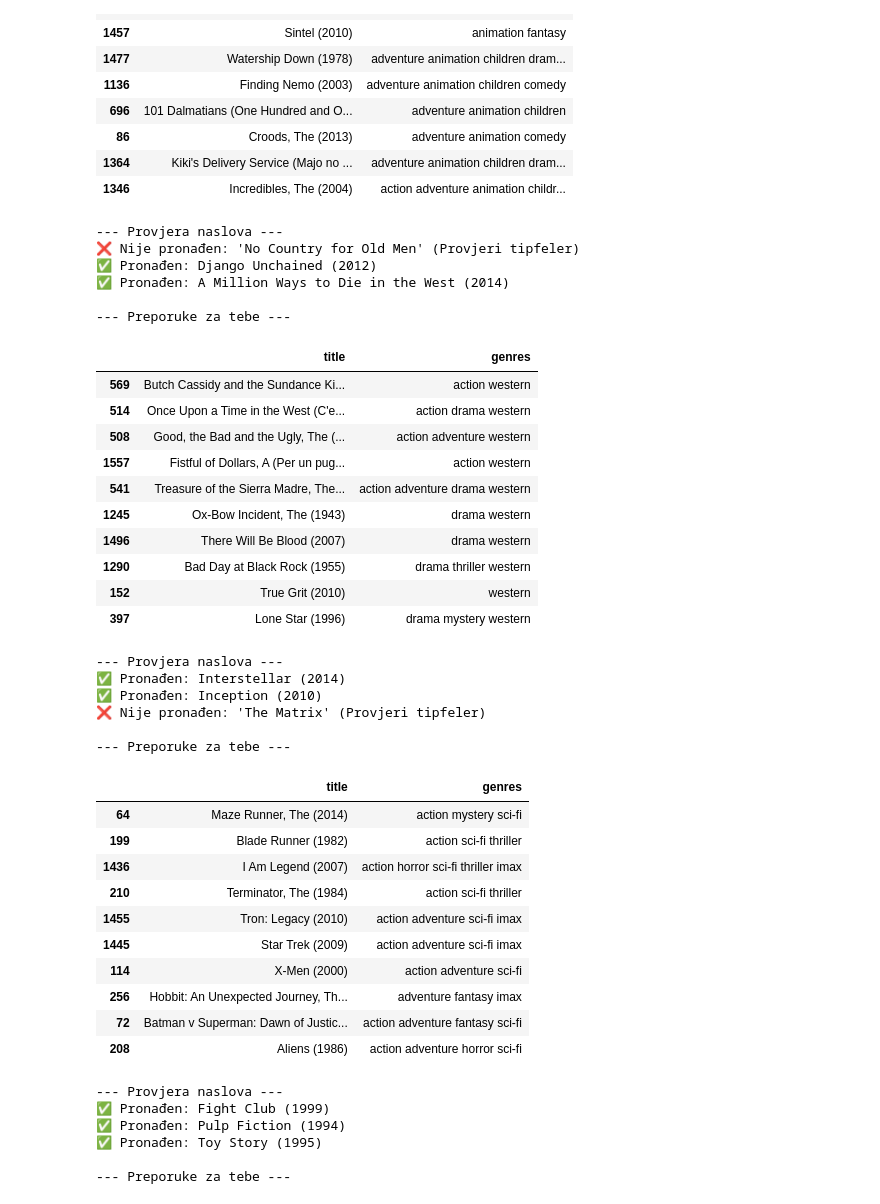
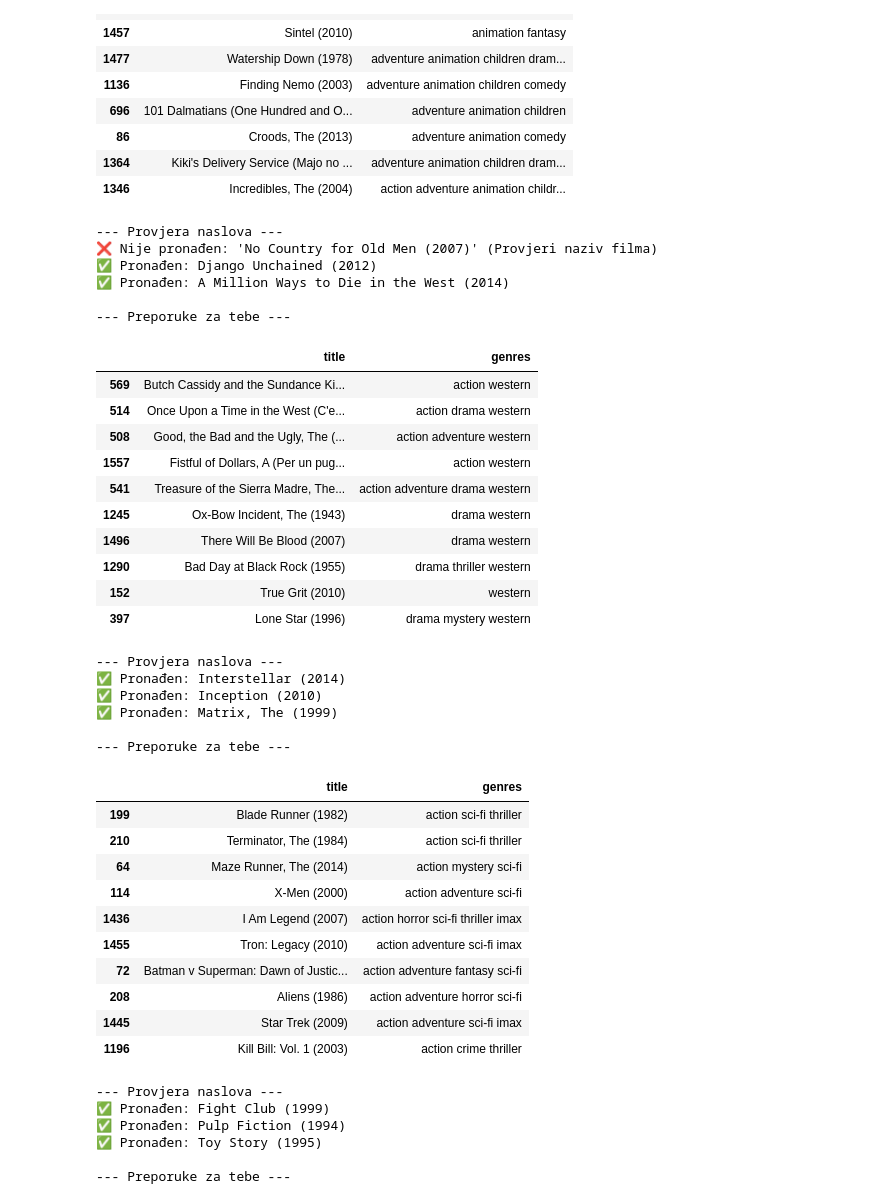
Before and after one commit to karlolac/Content-Based-Movie-Recommendation-System, a Jupyter notebook: content_based_recommender.ipynb, the cells around one changed output. Saved outputs shown, nothing was run; the diff lists cells and outputs as text; code cells hidden in the pictures.

```diff
--- a/content_based_recommender.ipynb
+++ b/content_based_recommender.ipynb
@@ -446,7 +444,7 @@ recommendations
 | 1346 | Incredibles, The (2004) | action adventure animation childr... |
 # %%
 my_movies=[
-    'No Country for Old Men',
+    'No Country for Old Men (2007)',
     'Django Unchained',
     'A Million Ways to Die in the West'
     ]
@@ -455,7 +453,7 @@ recommendations=get_recommendations_from_list(my_movies,indices,cosine_sim,metad
 recommendations
 # %% [output]
 --- Provjera naslova ---
-❌ Nije pronađen: 'No Country for Old Men' (Provjeri tipfeler)
+❌ Nije pronađen: 'No Country for Old Men (2007)' (Provjeri naziv filma)
 ✅ Pronađen: Django Unchained (2012)
 ✅ Pronađen: A Million Ways to Die in the West (2014)
 
@@ -474,28 +472,28 @@ recommendations
 # %%
 my_movies=[
     'Interstellar',
     'Inception',
-    'The Matrix'
+    "Matrix, The (1999)"
 ]
 get_recommendations_from_list(my_movies, indices, cosine_sim, metadata)
 # %% [output]
 --- Provjera naslova ---
 ✅ Pronađen: Interstellar (2014)
 ✅ Pronađen: Inception (2010)
-❌ Nije pronađen: 'The Matrix' (Provjeri tipfeler)
+✅ Pronađen: Matrix, The (1999)
 
 --- Preporuke za tebe ---
 |  | title | genres |
+| 199 | Blade Runner (1982) | action sci-fi thriller |
+| 210 | Terminator, The (1984) | action sci-fi thriller |
 | 64 | Maze Runner, The (2014) | action mystery sci-fi |
-| 199 | Blade Runner (1982) | action sci-fi thriller |
+| 114 | X-Men (2000) | action adventure sci-fi |
 | 1436 | I Am Legend (2007) | action horror sci-fi thriller imax |
-| 210 | Terminator, The (1984) | action sci-fi thriller |
 | 1455 | Tron: Legacy (2010) | action adventure sci-fi imax |
-| 1445 | Star Trek (2009) | action adventure sci-fi imax |
-| 114 | X-Men (2000) | action adventure sci-fi |
-| 256 | Hobbit: An Unexpected Journey, Th... | adventure fantasy imax |
 | 72 | Batman v Superman: Dawn of Justic... | action adventure fantasy sci-fi |
 | 208 | Aliens (1986) | action adventure horror sci-fi |
+| 1445 | Star Trek (2009) | action adventure sci-fi imax |
+| 1196 | Kill Bill: Vol. 1 (2003) | action crime thriller |
 # %%
 my_movies=[
     'Fight club',
```
Also changed, not shown: parts of 3 cells of this notebook.
